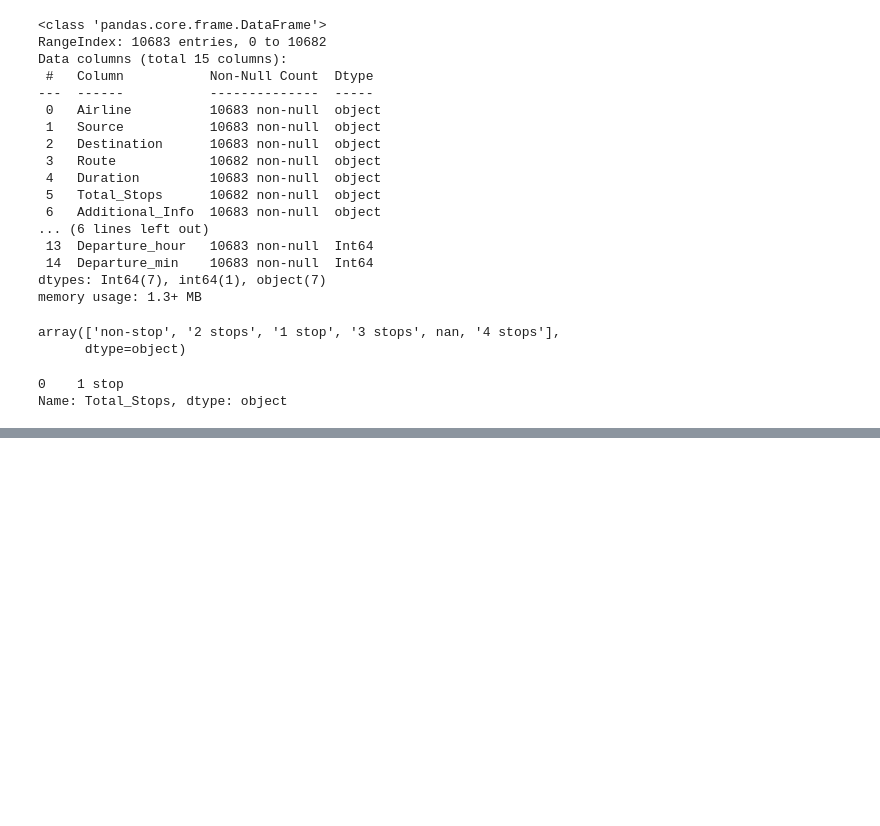
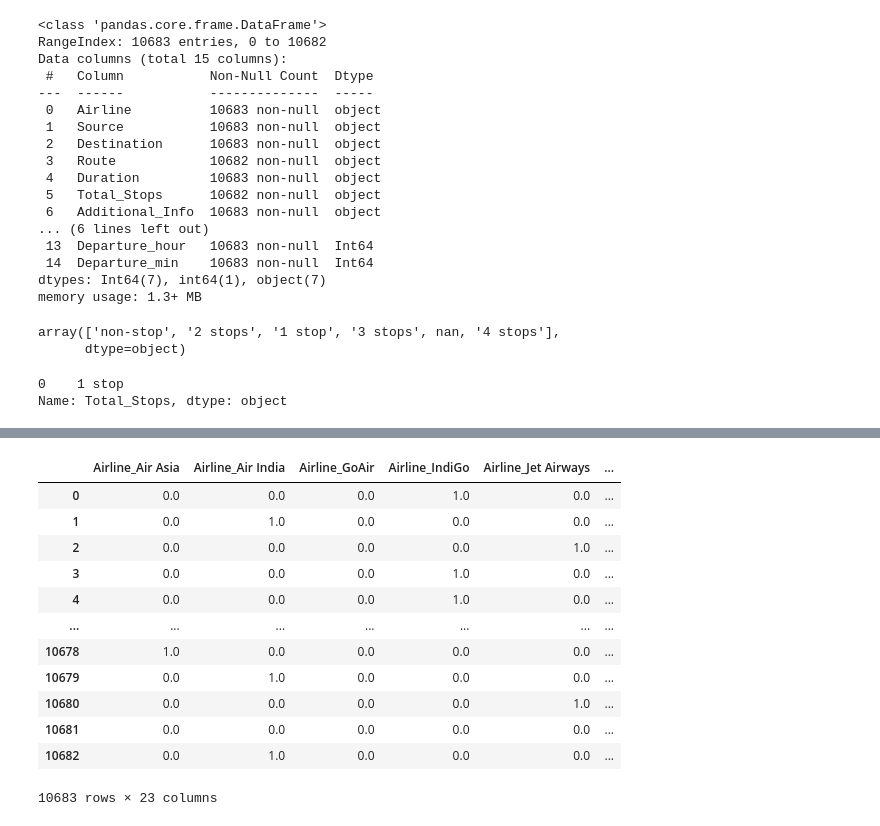
Before and after one commit to udityamerit/Complete-Machine-Learning-For-Beginners, a Jupyter notebook: 6-Exploratory Data Analysis/6.2-EDA_On_Flight_Price_Prediciton.ipynb, the cells around one changed output, grey strips where cells are left out. Saved outputs shown, nothing was run; the diff lists cells and outputs as text; code cells hidden in the pictures; blank space fills up the shorter version.

```diff
--- a/6-Exploratory Data Analysis/6.2-EDA_On_Flight_Price_Prediciton.ipynb
+++ b/6-Exploratory Data Analysis/6.2-EDA_On_Flight_Price_Prediciton.ipynb
@@ -188,0 +270,6 @@ AttributeError: Can only use .str accessor with string values!
+# %%
+from sklearn.preprocessing import OneHotEncoder
+encoder = OneHotEncoder()
+# %%
+encoded_value = encoder.fit_transform(df[['Airline', 'Source', 'Destination']]).toarray()
+encoded_value
@@ -188,0 +284,17 @@ AttributeError: Can only use .str accessor with string values!
+# %%
+up_coded = pd.DataFrame(encoded_value, columns=encoder.get_feature_names_out())
+up_coded
+# %% [output]
+|  | Airline_Air Asia | Airline_Air India | Airline_GoAir | Airline_IndiGo | Airline_Jet Airways | ... |
+| 0 | 0.0 | 0.0 | 0.0 | 1.0 | 0.0 | ... |
+| 1 | 0.0 | 1.0 | 0.0 | 0.0 | 0.0 | ... |
+| 2 | 0.0 | 0.0 | 0.0 | 0.0 | 1.0 | ... |
+| 3 | 0.0 | 0.0 | 0.0 | 1.0 | 0.0 | ... |
+| 4 | 0.0 | 0.0 | 0.0 | 1.0 | 0.0 | ... |
+| ... | ... | ... | ... | ... | ... | ... |
+| 10678 | 1.0 | 0.0 | 0.0 | 0.0 | 0.0 | ... |
+| 10679 | 0.0 | 1.0 | 0.0 | 0.0 | 0.0 | ... |
+| 10680 | 0.0 | 0.0 | 0.0 | 0.0 | 1.0 | ... |
+| 10681 | 0.0 | 0.0 | 0.0 | 0.0 | 0.0 | ... |
+| 10682 | 0.0 | 1.0 | 0.0 | 0.0 | 0.0 | ... |
+10683 rows × 23 columns
```
Also changed, not shown: parts of 20 cells of this notebook, 1 other file.
